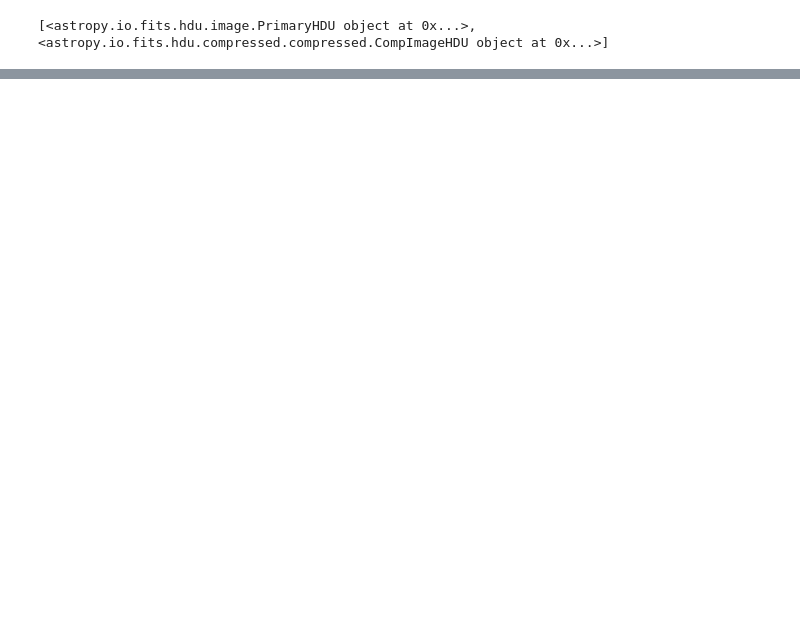
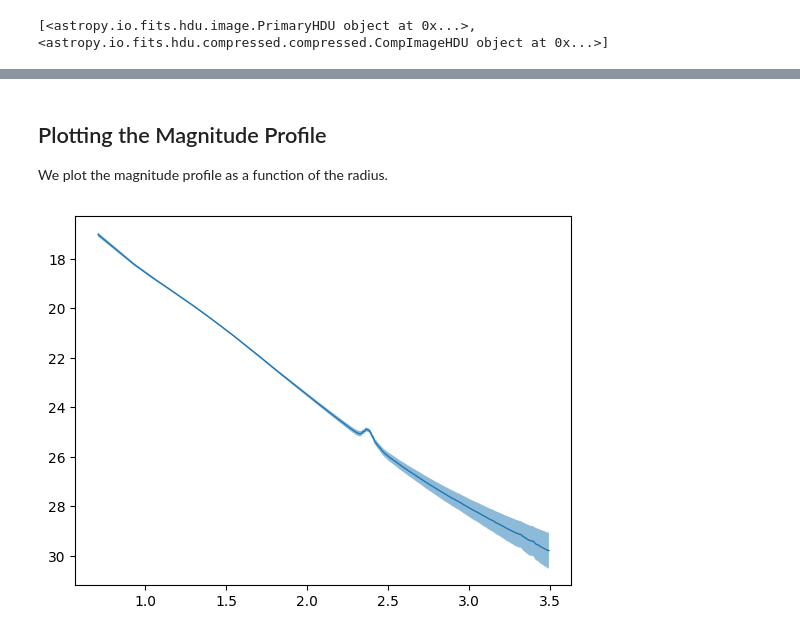
Before and after one commit to felipefer42/XLVII_SAB_workshop, a Jupyter notebook: content/hands-on/3rd_science_case_solution.ipynb, the cells around one changed output, grey strips where cells are left out. Drawn from its saved outputs; the diff is of its cells as text; code cells hidden in the pictures; blank space fills up the shorter version.

```diff
--- a/content/hands-on/3rd_science_case_solution.ipynb
+++ b/content/hands-on/3rd_science_case_solution.ipynb
@@ -43,0 +158,6 @@ plot_aper_over_image(stamp[1].data, aperture_radius = [10, 20, 30],)
+# %%
+# Normalize the radial profile by the areas
+calibrated_profile = rp.profile / annular_areas
+
+# Propagate the error by dividing the original error by the area
+calibrated_error = rp.profile_error / annular_areas
@@ -43,0 +171,5 @@ plot_aper_over_image(stamp[1].data, aperture_radius = [10, 20, 30],)
+# %%
+import pandas as pd
+# Fetch the zero-points from the S-PLUS documentation
+zps = pd.read_csv("https://splus.cloud/files/documentation/iDR4/tabelas/iDR4_zero-points.csv")
+zps
@@ -43,0 +190,11 @@ plot_aper_over_image(stamp[1].data, aperture_radius = [10, 20, 30],)
+# %%
+# Check the field of the coordinates
+response = conn.checkcoords(ra, dec)
+print("Field: ", response["field"])
+print(response)
+
+field_row = zps.loc[zps["Field"] == response["field"].replace("_", "-")]
+print(display(field_row))
+
+zp_value = field_row["ZP_r"].values[0]
+print("Zero-point value: ", zp_value)
@@ -43,0 +208,9 @@ plot_aper_over_image(stamp[1].data, aperture_radius = [10, 20, 30],)
+# %%
+# Convert calibrated profile to magnitudes and apply the zero-point
+calibrated_magnitudes = -2.5 * np.log10(calibrated_profile) + zp_value
+
+# Convert calibrated error to magnitudes
+calibrated_error = 1.0857 * calibrated_error / calibrated_profile
+
+print("First 10 Calibrated Magnitudes:\n", calibrated_magnitudes[0:10], "\n")
+print("First 10 Calibrated Errors:\n", calibrated_error[0:10], "\n")
@@ -43,0 +225,13 @@ plot_aper_over_image(stamp[1].data, aperture_radius = [10, 20, 30],)
+# %% [markdown]
+## Plotting the Magnitude Profile
+We plot the magnitude profile as a function of the radius.
+# %%
+plt.plot(rp.radius ** 0.25, calibrated_magnitudes, lw=1)
+plt.fill_between(rp.radius ** 0.25, calibrated_magnitudes - calibrated_error, calibrated_magnitudes + calibrated_error, alpha=0.5)
+
+#invert the y-axis
+plt.gca().invert_yaxis()
+
+plt.show()
+# %% [output]
+[figure, added]
```
Also changed, not shown: parts of 23 cells of this notebook.
